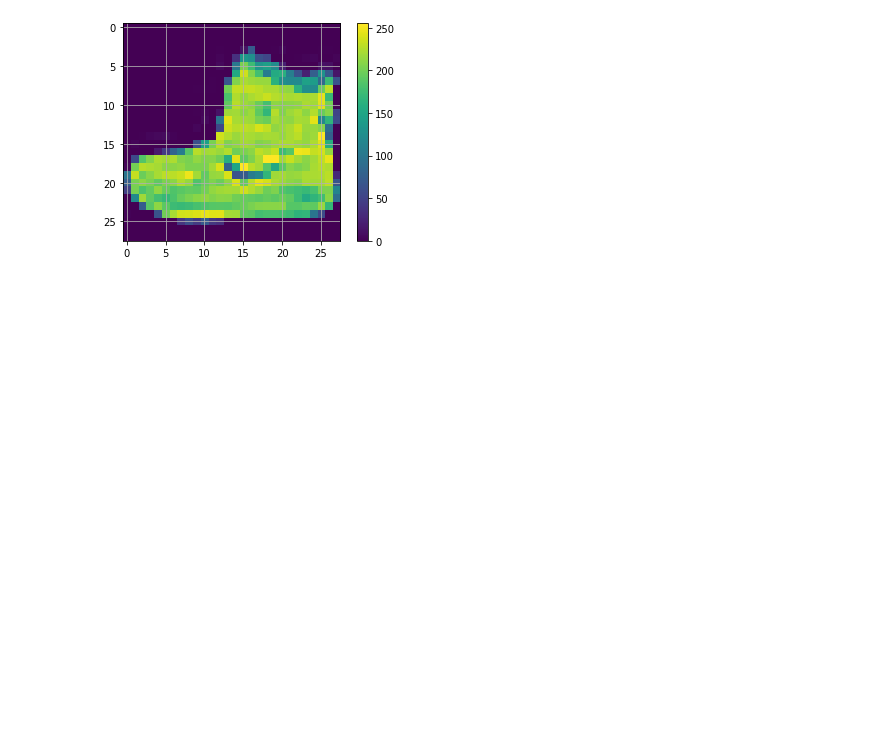
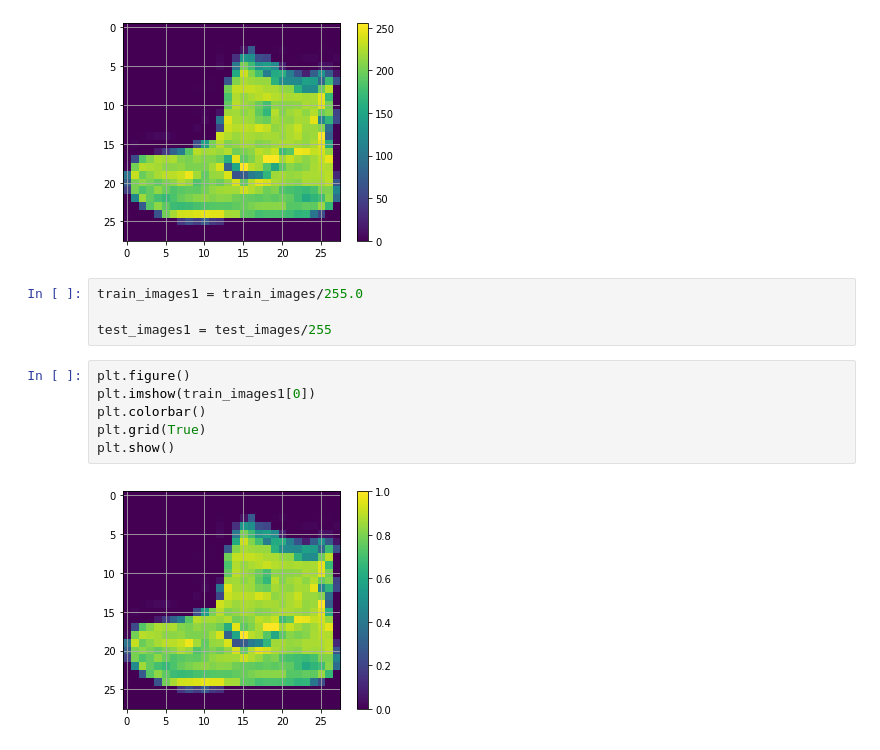
Before and after one commit to ulrikSebastienR/Colab-python-diaries, a Jupyter notebook: fashion_mnist.ipynb, the cells around one changed output. Saved outputs shown, nothing was run; the diff lists cells and outputs as text; blank space fills up the shorter version.

```diff
--- a/fashion_mnist.ipynb
+++ b/fashion_mnist.ipynb
@@ -198,3 +202,15 @@ plt.grid(True)
 plt.show()
 # %% [output]
 [figure]
+# %%
+train_images1 = train_images/255.0
+
+test_images1 = test_images/255
+# %%
+plt.figure()
+plt.imshow(train_images1[0])
+plt.colorbar()
+plt.grid(True)
+plt.show()
+# %% [output]
+[figure, added]
```
Also changed, not shown: parts of 5 cells of this notebook.
